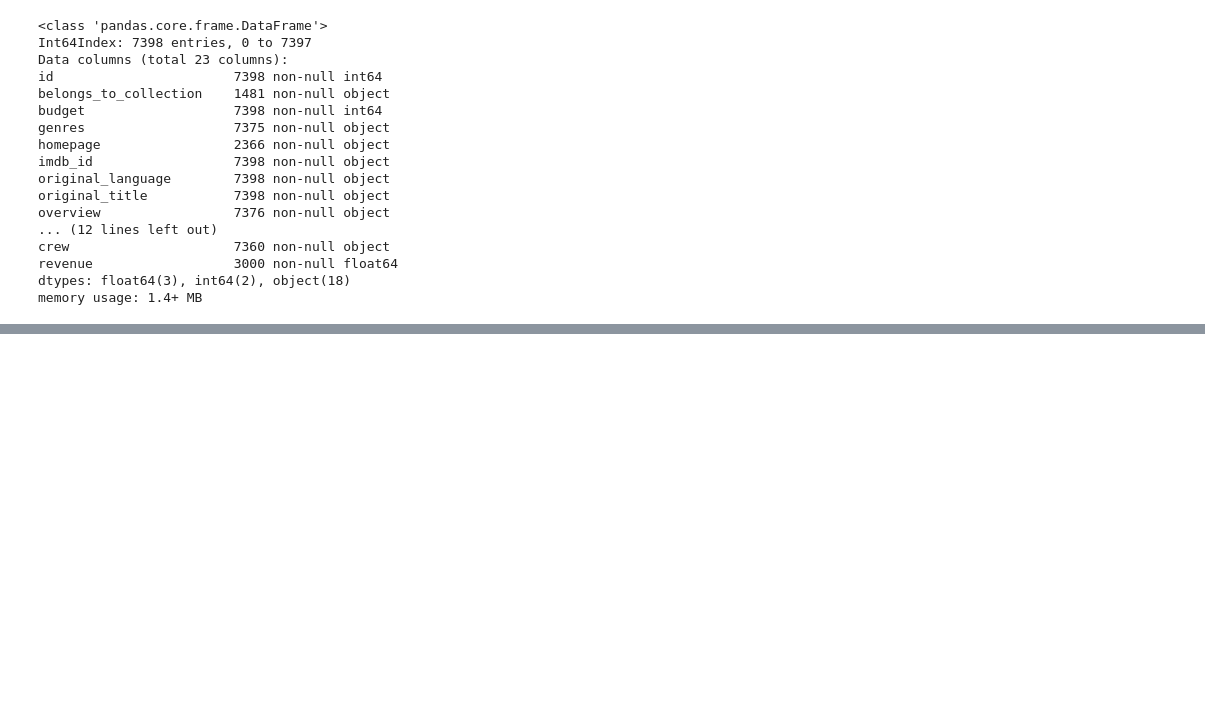
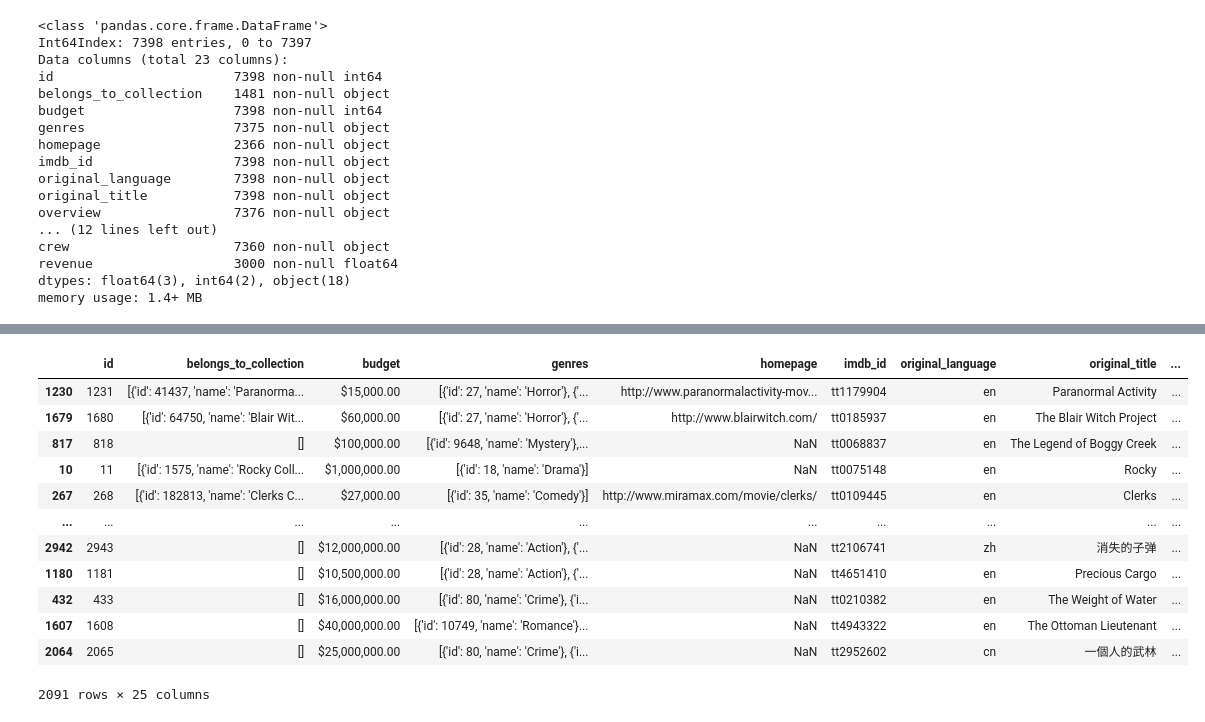
Before and after one commit to robert-myers/tmdb-box-office-prediction, a Jupyter notebook: Untitled.ipynb, the cells around one changed output, grey strips where cells are left out. Cells and saved outputs as stored; diff of their text form; code cells hidden in the pictures; blank space fills up the shorter version.

```diff
--- a/Untitled.ipynb
+++ b/Untitled.ipynb
@@ -166,0 +178,20 @@ list_of_genres
+# %%
+formatted_df = train_df.copy()
+formatted_df["budget"] = formatted_df["budget"].apply("${:,.2f}".format)
+formatted_df["revenue"] = formatted_df["revenue"].apply("${:,.2f}".format)
+
+formatted_df.sort_values("roi", ascending=False)
+# %% [output]
+|  | id | belongs_to_collection | budget | genres | homepage | imdb_id | original_language | original_title | ... |
+| 1230 | 1231 | [{'id': 41437, 'name': 'Paranorma... | $15,000.00 | [{'id': 27, 'name': 'Horror'}, {'... | http://www.paranormalactivity-mov... | tt1179904 | en | Paranormal Activity | ... |
+| 1679 | 1680 | [{'id': 64750, 'name': 'Blair Wit... | $60,000.00 | [{'id': 27, 'name': 'Horror'}, {'... | http://www.blairwitch.com/ | tt0185937 | en | The Blair Witch Project | ... |
+| 817 | 818 | [] | $100,000.00 | [{'id': 9648, 'name': 'Mystery'},... | NaN | tt0068837 | en | The Legend of Boggy Creek | ... |
+| 10 | 11 | [{'id': 1575, 'name': 'Rocky Coll... | $1,000,000.00 | [{'id': 18, 'name': 'Drama'}] | NaN | tt0075148 | en | Rocky | ... |
+| 267 | 268 | [{'id': 182813, 'name': 'Clerks C... | $27,000.00 | [{'id': 35, 'name': 'Comedy'}] | http://www.miramax.com/movie/clerks/ | tt0109445 | en | Clerks | ... |
+| ... | ... | ... | ... | ... | ... | ... | ... | ... | ... |
+| 2942 | 2943 | [] | $12,000,000.00 | [{'id': 28, 'name': 'Action'}, {'... | NaN | tt2106741 | zh | 消失的子弹 | ... |
+| 1180 | 1181 | [] | $10,500,000.00 | [{'id': 28, 'name': 'Action'}, {'... | NaN | tt4651410 | en | Precious Cargo | ... |
+| 432 | 433 | [] | $16,000,000.00 | [{'id': 80, 'name': 'Crime'}, {'i... | NaN | tt0210382 | en | The Weight of Water | ... |
+| 1607 | 1608 | [] | $40,000,000.00 | [{'id': 10749, 'name': 'Romance'}... | NaN | tt4943322 | en | The Ottoman Lieutenant | ... |
+| 2064 | 2065 | [] | $25,000,000.00 | [{'id': 80, 'name': 'Crime'}, {'i... | NaN | tt2952602 | cn | 一個人的武林 | ... |
+2091 rows × 25 columns
```
Also changed, not shown: parts of 19 cells of this notebook.
